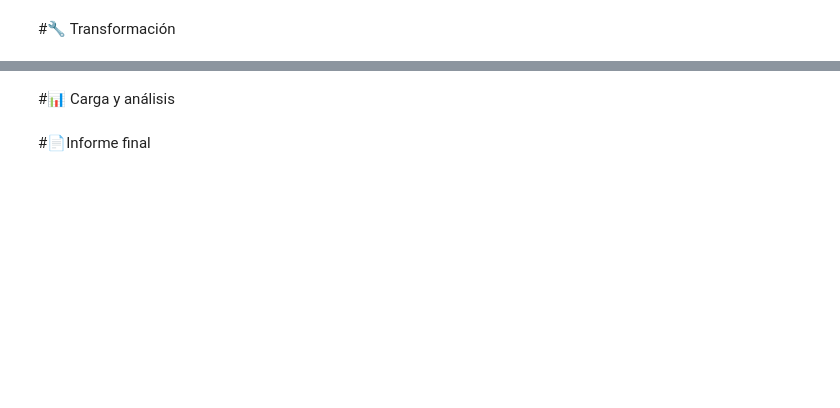
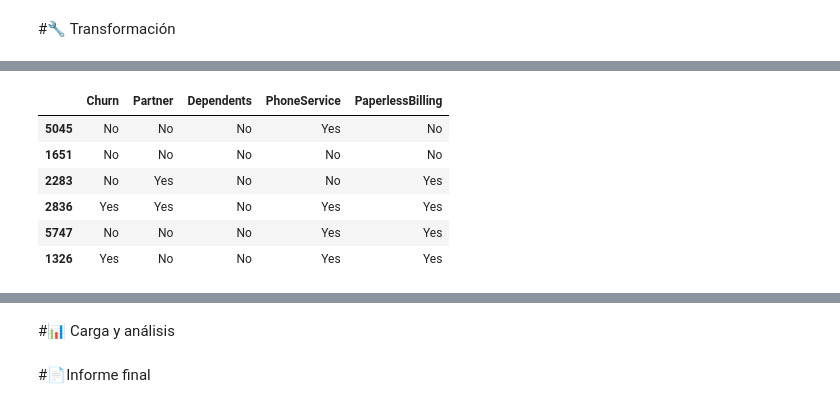
Before and after one commit to AlexTovar31/AlexTovar31, a Jupyter notebook: TelecomX_LATAM.ipynb, the cells around one changed output, grey strips where cells are left out. Saved outputs shown, nothing was run; the diff lists cells and outputs as text; code cells hidden in the pictures; blank space fills up the shorter version.

```diff
--- a/TelecomX_LATAM.ipynb
+++ b/TelecomX_LATAM.ipynb
@@ -110,0 +140,11 @@ memory usage: 1.2+ MB
+# %%
+col_yn  = ['Churn','Partner','Dependents','PhoneService','PaperlessBilling']
+telecom[col_yn].sample(6)
+# %% [output]
+|  | Churn | Partner | Dependents | PhoneService | PaperlessBilling |
+| 5045 | No | No | No | Yes | No |
+| 1651 | No | No | No | No | No |
+| 2283 | No | Yes | No | No | Yes |
+| 2836 | Yes | Yes | No | Yes | Yes |
+| 5747 | No | No | No | Yes | Yes |
+| 1326 | Yes | No | No | Yes | Yes |
```
Also changed, not shown: parts of 21 cells of this notebook.
